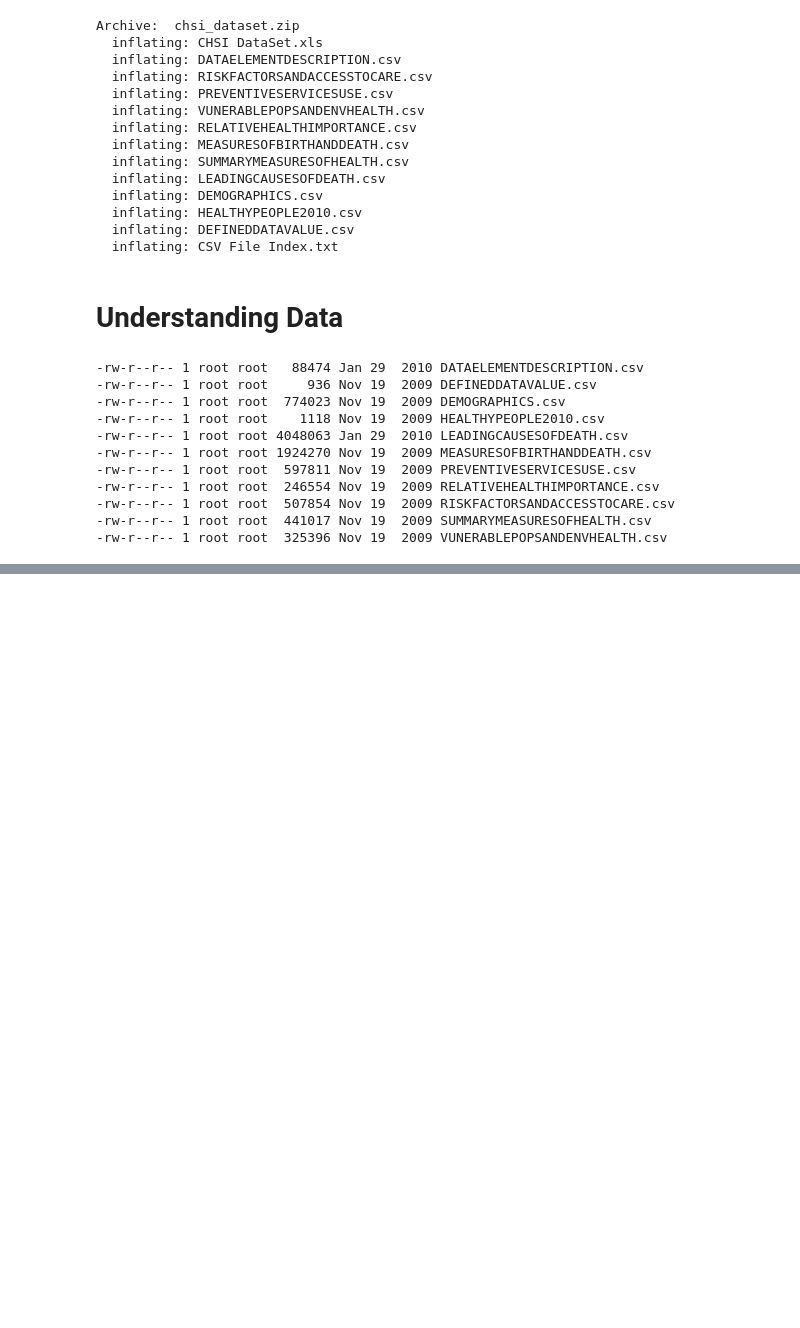
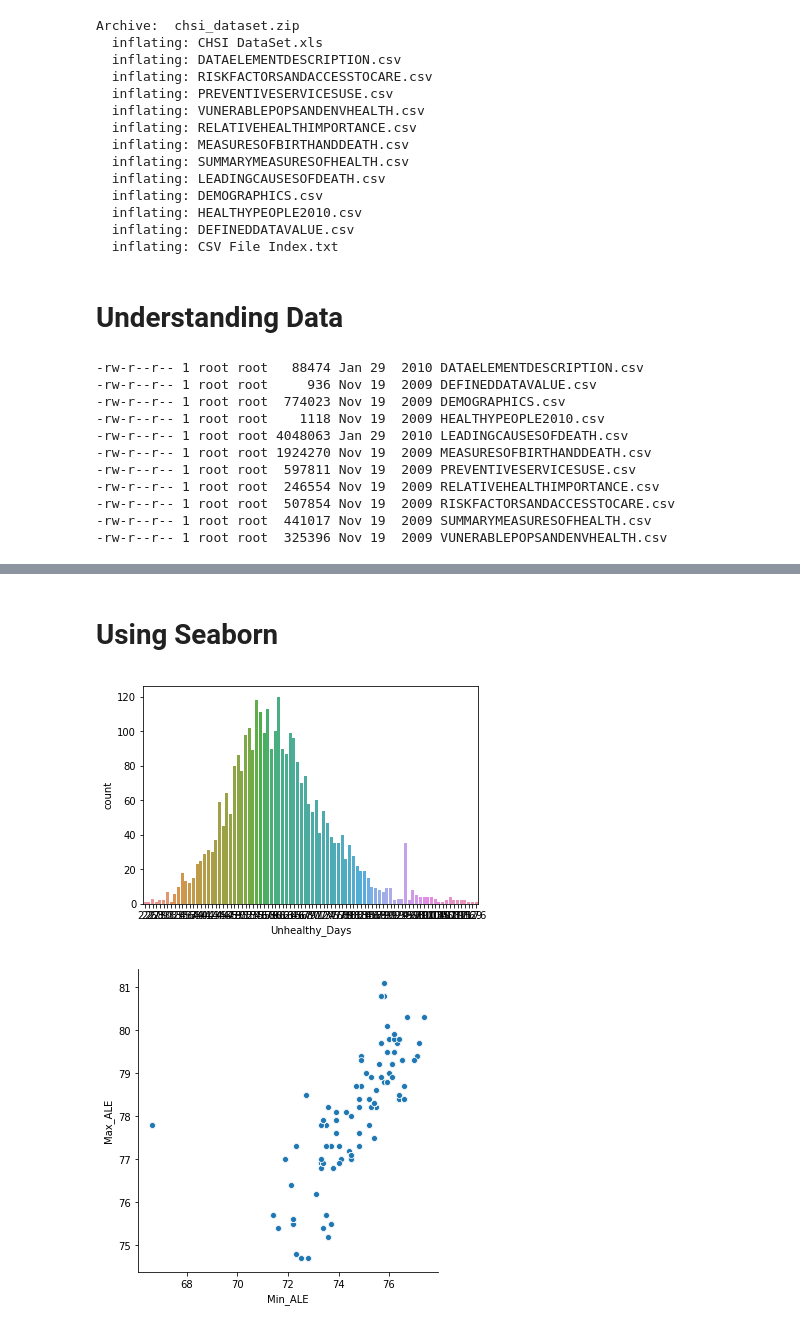
Before and after one commit to foundation-models/ppg2bp, a Jupyter notebook: Data_preprocess.ipynb, the cells around one changed output, grey strips where cells are left out. Saved outputs shown, nothing was run; the diff lists cells and outputs as text; code cells hidden in the pictures; blank space fills up the shorter version.

```diff
--- a/Data_preprocess.ipynb
+++ b/Data_preprocess.ipynb
@@ -45,15 +68,25 @@ Archive:  chsi_dataset.zip
 -rw-r--r-- 1 root root  325396 Nov 19  2009 VUNERABLEPOPSANDENVHEALTH.csv
 # %%
 import pandas as pd
-
+MERGED_FILE = 'chsi.csv'
+DATA_DIR = 'data/CHSI/'
 DATA_FILE = 'LEADINGCAUSESOFDEATH.csv'
-leadingDeathCause = pd.read_csv(DATA_FILE)
+leadingDeathCause = pd.read_csv(DATA_DIR + DATA_FILE)
 DATA_FILE = 'DEMOGRAPHICS.csv'
-demographics = pd.read_csv(DATA_FILE)
+demographics = pd.read_csv(DATA_DIR + DATA_FILE)
 df = demographics
 DATA_FILE = 'PREVENTIVESERVICESUSE.csv'
-preventiveServiceUse = pd.read_csv(DATA_FILE)
+preventiveServiceUse = pd.read_csv(DATA_DIR + DATA_FILE)
 DATA_FILE = 'HEALTHYPEOPLE2010.csv'
-healthyPeople = pd.read_csv(DATA_FILE)
+healthyPeople = pd.read_csv(DATA_DIR + DATA_FILE)
 DATA_FILE = 'MEASURESOFBIRTHANDDEATH.csv'
-birthDeathMeasure = pd.read_csv(DATA_FILE)
+birthDeathMeasure = pd.read_csv(DATA_DIR + DATA_FILE)
+DATA_FILE = 'SUMMARYMEASURESOFHEALTH.csv'
+healthMeasures = pd.read_csv(DATA_DIR + DATA_FILE)
+# %%
+def replacePredefinedCalues(df):
+  return df.replace(-2222, None).replace(-2222.2, None).replace(-2, None).replace(-1, None).replace(-1111, None).replace(-1111.1, None)
+# %%
+healthMeasures = replacePredefinedCalues(healthMeasures)
+print(healthMeasures.iloc[89])
+healthMeasures.to_csv(DATA_DIR + 'healthMeasure.csv')
@@ -94,0 +195,16 @@ Index(['State_FIPS_Code', 'County_FIPS_Code', 'CHSI_County_Name',
+# %% [markdown]
+# Using Seaborn
+# %%
+import seaborn as sns
+import matplotlib.pyplot as plt
+%matplotlib inline
+
+sns.countplot(data=healthMeasures,
+                  x=healthMeasures['Unhealthy_Days'])
+plt.show()
+
+sns.relplot(x='Min_ALE', y='Max_ALE', data=healthMeasures)
+plt.show()
+# %% [output]
+[figure, added]
+[figure, added]
```
Also changed, not shown: parts of 9 cells of this notebook.
